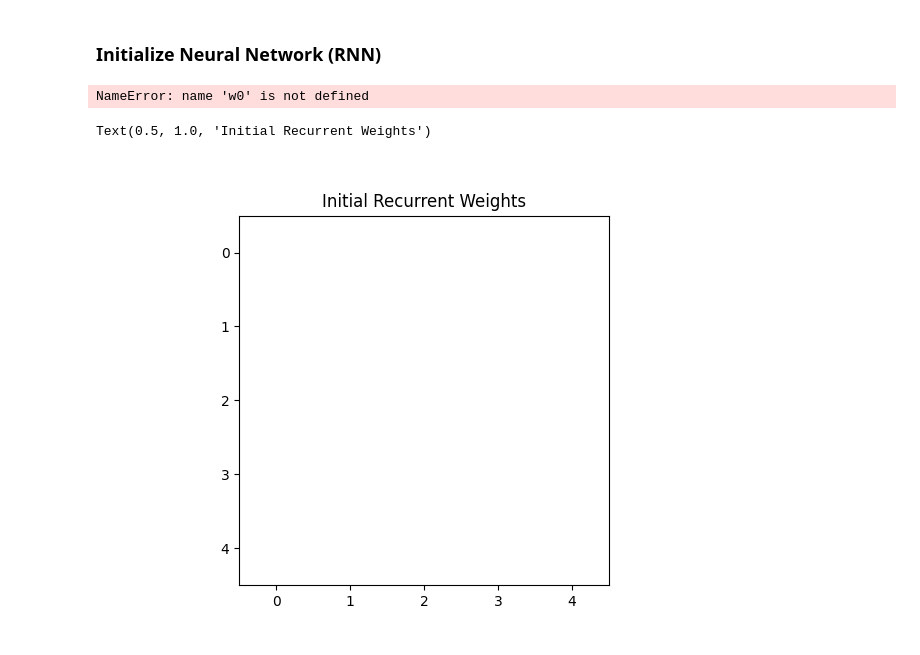
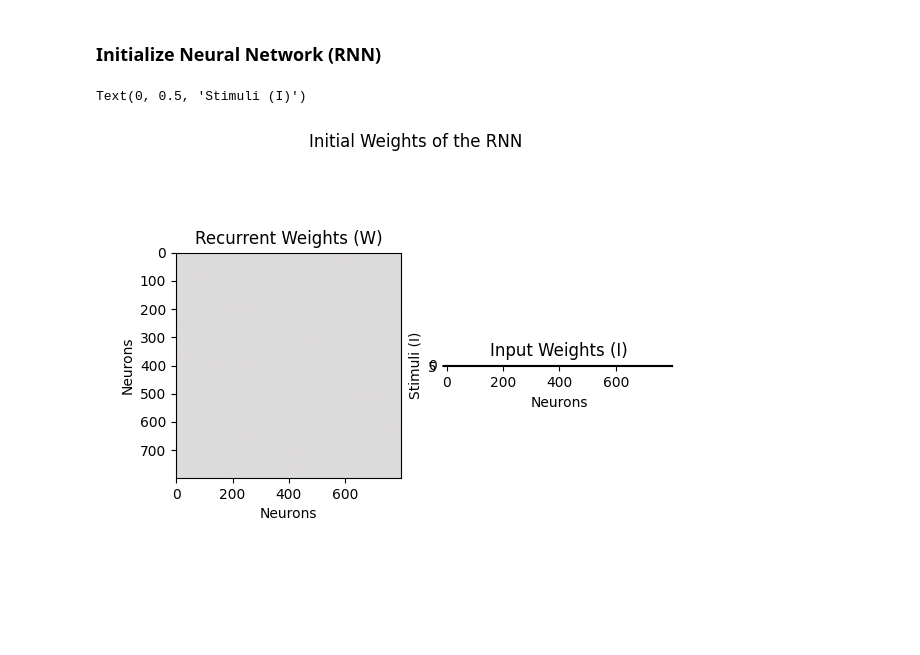
Before and after one commit to vijaynyaya/neural-manifold-and-plasticity, a Jupyter notebook: simulations/fig2_perfect_feedback_signal.ipynb, the cells around one changed output. Drawn from its saved outputs; the diff is of its cells as text; code cells hidden in the pictures.

```diff
--- a/simulations/fig2_perfect_feedback_signal.ipynb
+++ b/simulations/fig2_perfect_feedback_signal.ipynb
@@ -28,7 +28,7 @@ PULSE_LENGTH = int(TARGET_MAX_RADIUS / DT)
 N_COMPONENTS = 10  # reduced dimensionality for decoding
 # %%
 # Network Parameters
-N = 5 # number of neurons
+N = 800 # number of neurons
 G = 1.5  # recurrent coupling strength
 P = 0.2  # connection probability
 TAU = 0.1 # time constant for synaptic dynamics
@@ -67,19 +67,24 @@ axes[1].plot(target_traj[1][:, 0], target_traj[1][:, 1], "o-")
 [figure]
 # %% [markdown]
 ### Initialize Neural Network (RNN)
-# %%
-w0
-# %% [output]
-NameError: name 'w0' is not defined
 # %%
 network = RNN(N, g=G, p=P, N_in=TARGETS, dt=DT, tau=TAU)
 network.save(OUT_DIR / "rnn")
 w0 = network.W.copy()  # randomly initialized weights
 
 # plot the initial weights
-fig, ax = plt.subplots(1, 1)
-ax.imshow(w0, cmap='gray', vmin=-1, vmax=1)
-ax.set_title("Initial Recurrent Weights")
+fig, axs = plt.subplots(1, 2)
+fig.suptitle("Initial Weights of the RNN")
+
+axs[0].imshow(w0, cmap='coolwarm', vmin=-1, vmax=1)
+axs[0].set_title("Recurrent Weights (W)")
+axs[0].set_xlabel("Neurons")
+axs[0].set_ylabel("Neurons")
+
+axs[1].imshow(network.W_in.T, cmap='coolwarm', vmin=-1, vmax=1)
+axs[1].set_title("Input Weights (I)")
+axs[1].set_xlabel("Neurons")
+axs[1].set_ylabel("Stimuli (I)")
 # %% [output]
-Text(0.5, 1.0, 'Initial Recurrent Weights')
+Text(0, 0.5, 'Stimuli (I)')
-[figure, old version]
+[figure, new version]
```
Also changed, not shown: parts of 20 cells of this notebook, 3 other files.
